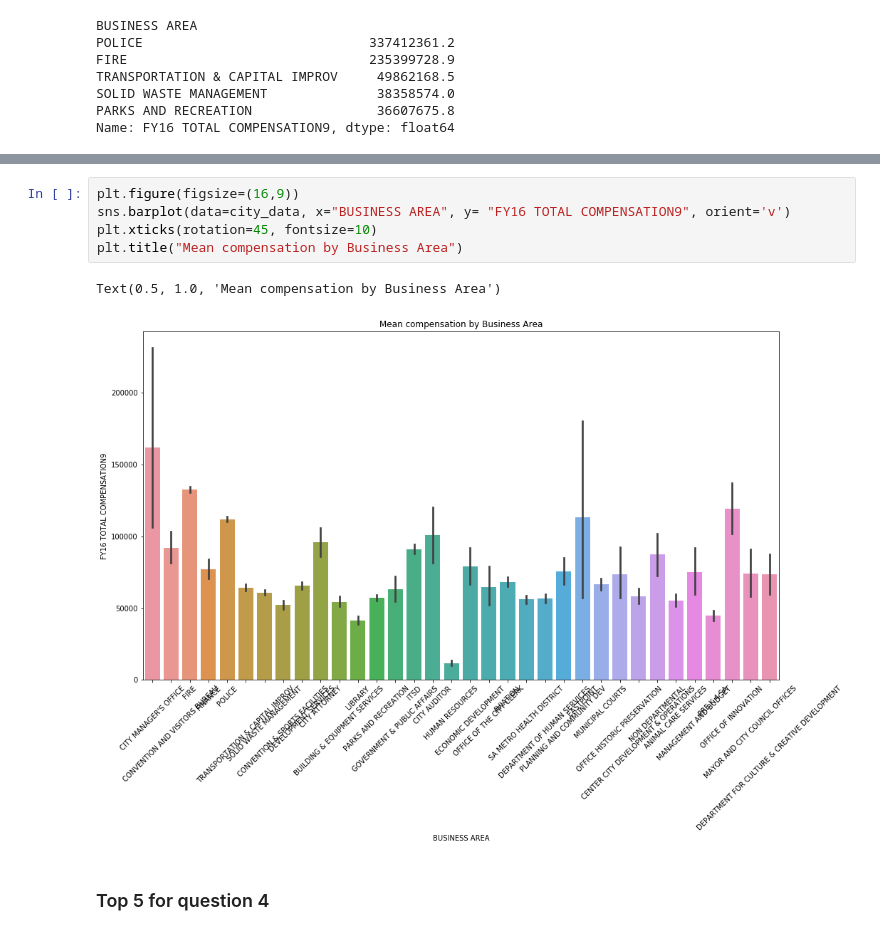
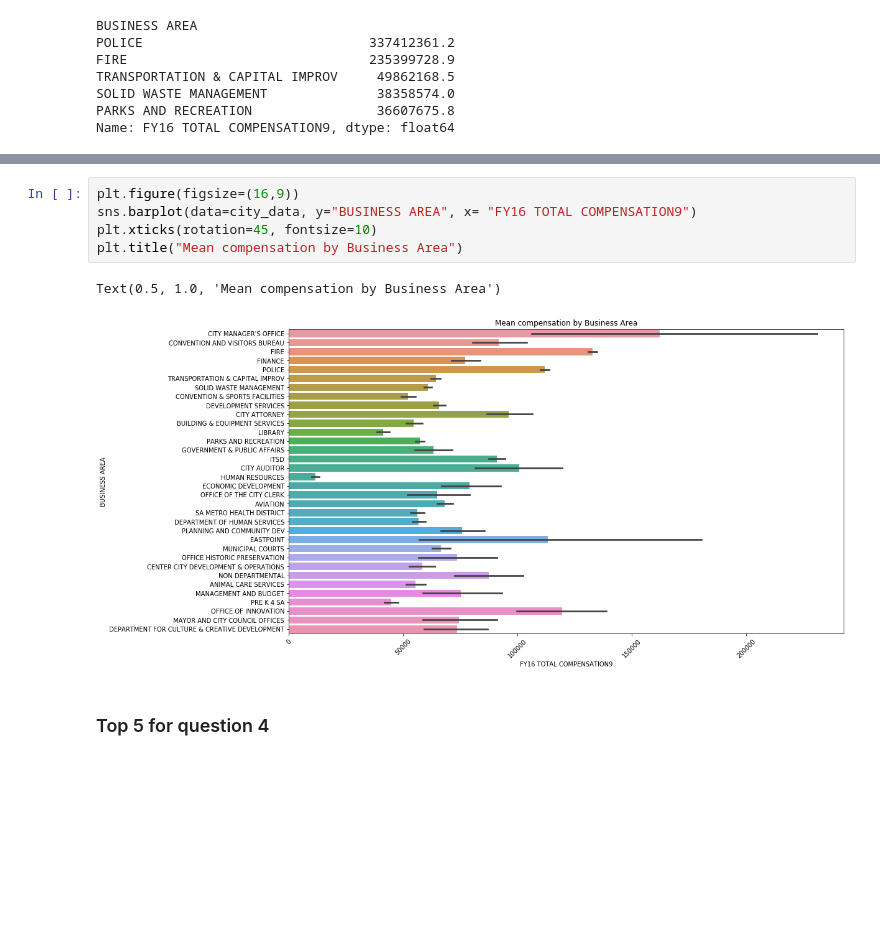
Before and after one commit to guedanie/SA-CITY-DATA, a Jupyter notebook: FY16_sa_city_compensation.ipynb, the cells around one changed output, grey strips where cells are left out. Cells and saved outputs as stored; diff of their text form; blank space fills up the shorter version.

```diff
--- a/FY16_sa_city_compensation.ipynb
+++ b/FY16_sa_city_compensation.ipynb
@@ -194,11 +244,11 @@ Text(0.5, 1.0, 'Total (sum) compensation by Business Area')
 # %%
 plt.figure(figsize=(16,9))
-sns.barplot(data=city_data, x="BUSINESS AREA", y= "FY16 TOTAL COMPENSATION9", orient='v')
+sns.barplot(data=city_data, y="BUSINESS AREA", x= "FY16 TOTAL COMPENSATION9")
 plt.xticks(rotation=45, fontsize=10)
 plt.title("Mean compensation by Business Area")
 # %% [output]
 Text(0.5, 1.0, 'Mean compensation by Business Area')
-[figure, old version]
+[figure, new version]
 # %% [markdown]
 ### Top 5 for question 4
 # %%
```
Also changed, not shown: parts of 6 cells of this notebook.
